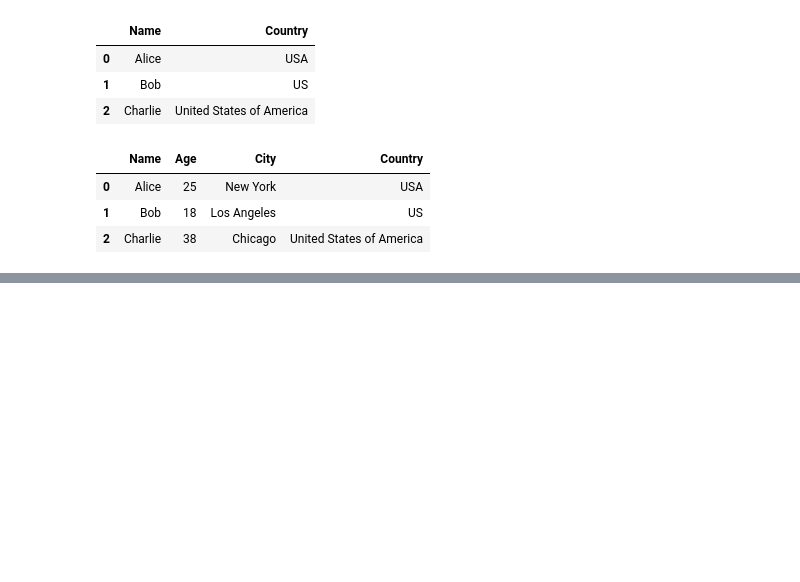
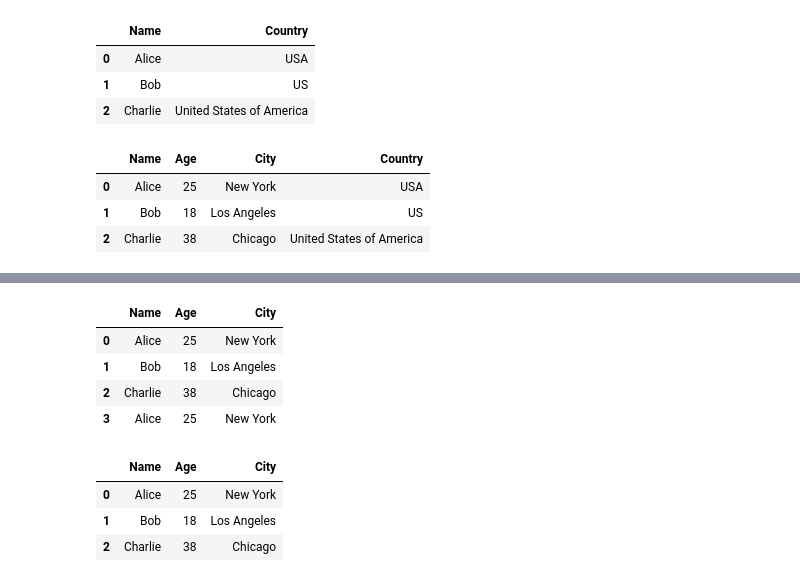
Before and after one commit to srinivasskc/my_datascience_journal, a Jupyter notebook: pandas_notebook.ipynb, the cells around one changed output, grey strips where cells are left out. Saved outputs shown, nothing was run; the diff lists cells and outputs as text; code cells hidden in the pictures; blank space fills up the shorter version.

```diff
--- a/pandas_notebook.ipynb
+++ b/pandas_notebook.ipynb
@@ -1327,0 +1377,15 @@ pd.merge(pd_m1, pd_m2, on="Name")
+# %%
+df_dupl
+# %% [output]
+|  | Name | Age | City |
+| 0 | Alice | 25 | New York |
+| 1 | Bob | 18 | Los Angeles |
+| 2 | Charlie | 38 | Chicago |
+| 3 | Alice | 25 | New York |
+# %%
+df_dupl.drop_duplicates(subset=["Name","Age"])
+# %% [output]
+|  | Name | Age | City |
+| 0 | Alice | 25 | New York |
+| 1 | Bob | 18 | Los Angeles |
+| 2 | Charlie | 38 | Chicago |
```
Also changed, not shown: parts of 22 cells of this notebook.
